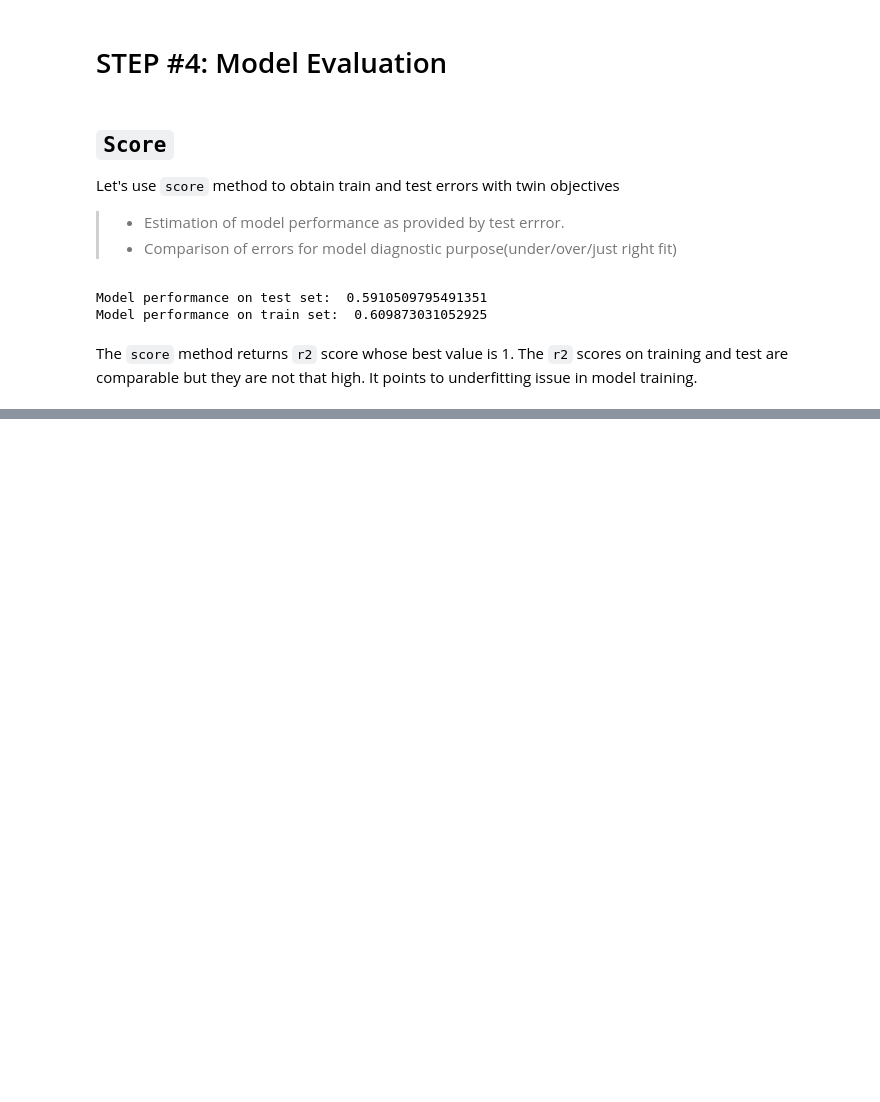
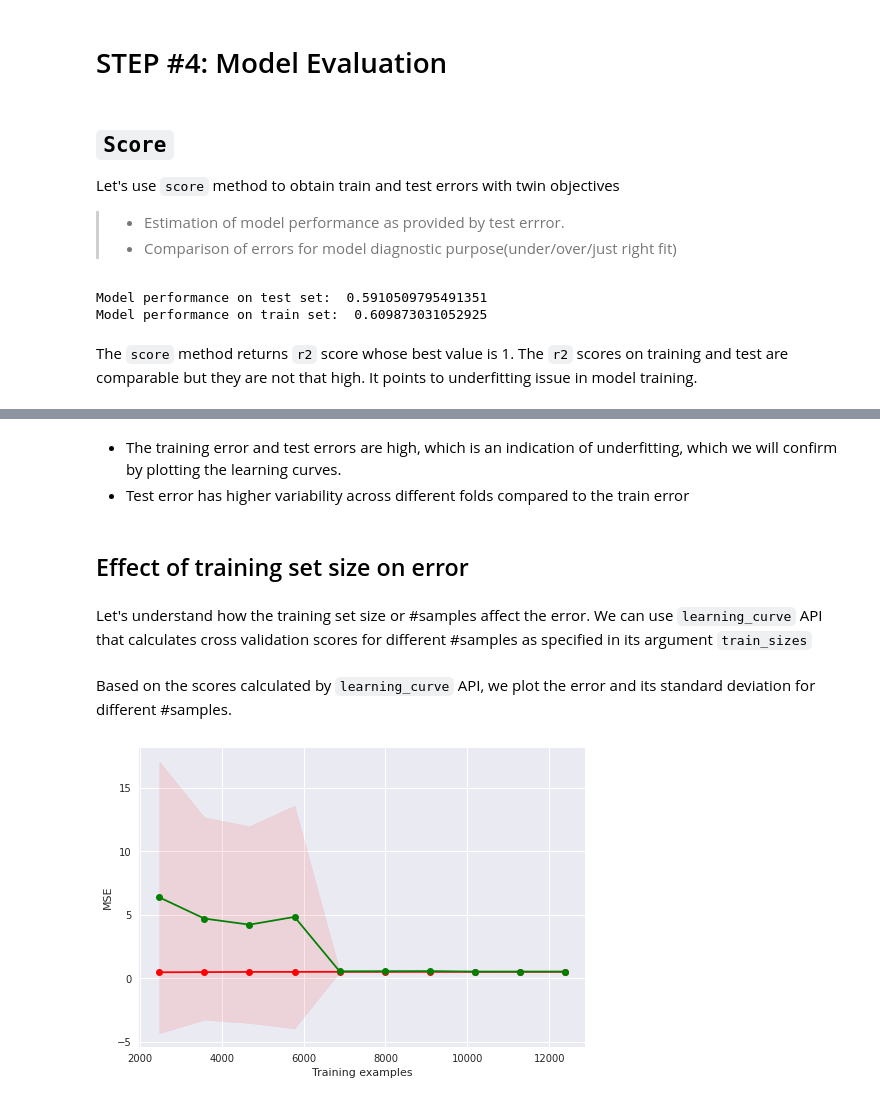
Before and after one commit to Shailesh0209/Machine_Learning_Practicals-MLP, a Jupyter notebook: linear-regression-demonstration.ipynb, the cells around one changed output, grey strips where cells are left out. Cells and saved outputs as stored; diff of their text form; code cells hidden in the pictures; blank space fills up the shorter version.

```diff
--- a/linear-regression-demonstration.ipynb
+++ b/linear-regression-demonstration.ipynb
@@ -164,0 +270,46 @@ The `score` method returns `r2` score whose best value is 1. The `r2` scores on
+# %% [markdown]
+- The training error and test errors are high, which is an indication of underfitting, which we will confirm by plotting the learning curves.
+- Test error has higher variability across different folds compared to the train error
+# %% [markdown]
+## Effect of training set size on error
+# %% [markdown]
+Let's understand how the training set size or #samples affect the error. We can use `learning_curve` API that calculates cross validation scores for different #samples as specified in its argument `train_sizes`
+# %%
+#@title [Plot learning curves]
+def plot_learning_curve(train_sizes, train_scores, test_scores):
+    train_scores_mean = np.mean(-train_scores, axis=1)
+    train_scores_std = np.std(-train_scores, axis=1)
+    test_scores_mean = np.mean(-test_scores, axis=1)
+    test_scores_std = np.std(-test_scores, axis=1)
+    fit_times_mean = np.mean(fit_times, axis=1)
+    fit_times_std = np.std(fit_times, axis=1)
+
+    plt.fill_between(
+        train_sizes,
+        train_scores_mean - train_scores_std,
+        train_scores_mean + train_scores_std,
+        alpha=0.1,
+        color="r",)
+    plt.fill_between(
+        train_sizes,
+        test_scores_mean - test_scores_std,
+        test_scores_mean + test_scores_std,
+        alpha=0.1,
+        color="r",)
+    plt.plot(train_sizes, train_scores_mean, "o-", color="r",)
+    plt.plot(train_sizes, test_scores_mean, "o-", color="g")
+    plt.xlabel("Training examples")
+    plt.ylabel("MSE")
+    plt.legend(loc="best")
+# %% [markdown]
+Based on the scores calculated by `learning_curve` API, we plot the error and its standard deviation for different #samples.
+# %%
+(train_sizes, train_scores, test_scores, fit_times, score_times) = \
+    learning_curve(
+        lin_reg_pipeline, train_features, train_labels, cv=shuffle_split_cv,
+        scoring='neg_mean_squared_error', n_jobs=-1,
+        return_times=True, train_sizes=np.linspace(0.2, 1.0, 10))
+
+plot_learning_curve(train_sizes, train_scores, test_scores)
+# %% [output]
+[figure, added]
```
Also changed, not shown: parts of 41 cells of this notebook.
